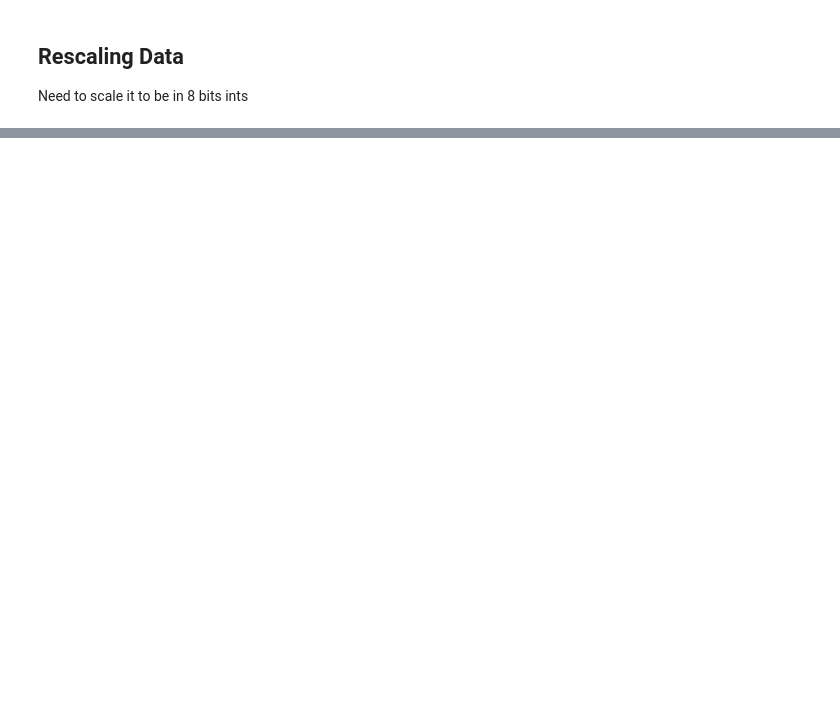
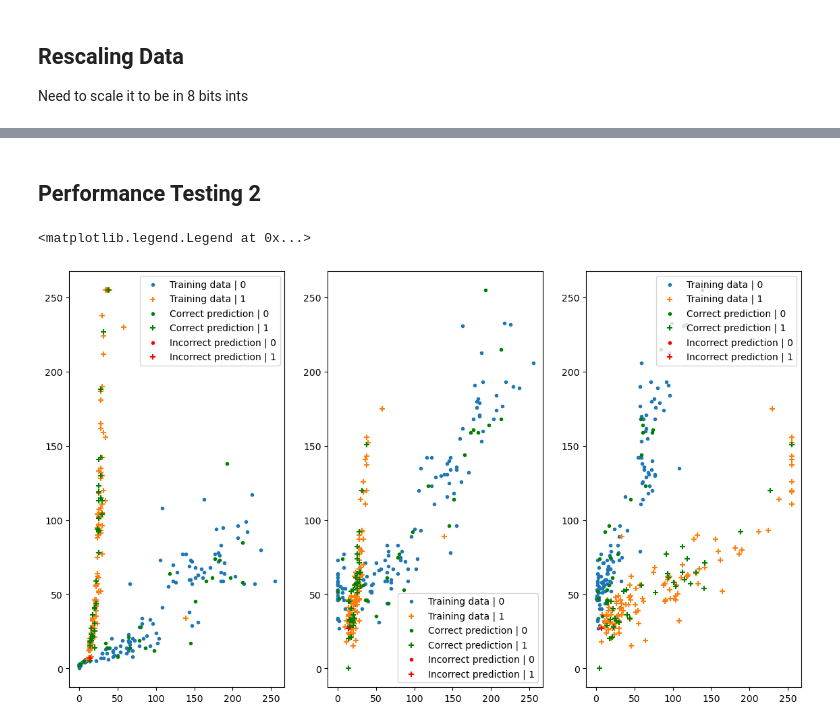
Before and after one commit to spar5an/Assembly-KNN, a Jupyter notebook: Python Code/KNN.ipynb, the cells around one changed output, grey strips where cells are left out. Drawn from its saved outputs; the diff is of its cells as text; code cells hidden in the pictures; blank space fills up the shorter version.

```diff
--- a/Python Code/KNN.ipynb
+++ b/Python Code/KNN.ipynb
@@ -225,3 +243,17 @@ KeyboardInterrupt:
 # %% [markdown]
 ## Rescaling Data
 Need to scale it to be in 8 bits ints
+# %%
+waveforms_data = np.load("nf_waveforms_dset.npy", allow_pickle=True).item()
+
+X = waveforms_data['data']
+y = waveforms_data['target']
+
+def scale_and_cast(data):
+    for i in range(0,data.shape[1]):
+        sf = 255/(max(data[:,i]) - min(data[:,i]))
+        data[:,i] = (data[:,i] - min(data[:,i])) * sf
+
+    return np.rint(data)
+
+scale_and_cast(X)
@@ -227,0 +278,57 @@ Need to scale it to be in 8 bits ints
+# %% [markdown]
+## Performance Testing 2
+# %%
+waveforms_data = np.load("nf_waveforms_dset.npy", allow_pickle=True).item()
+
+X = scale_and_cast(waveforms_data['data'])
+y = waveforms_data['target']
+
+X_train, X_test, y_train, y_test = train_test_split(X,y,test_size = 0.2)
+
+model = KNN(1)
+model.fit(X_train, y_train)
+predictions = model.predict(X_test)
+
+correct_data = X_test[predictions==y_test]
+correct_labels = y_test[predictions==y_test]
+incorrect_data = X_test[predictions!=y_test]
+incorrect_labels = y_test[predictions!=y_test]
+
+fig, ax = plt.subplots(1,3, figsize=(14,8))
+
+ax[0].scatter(X_train[y_train==0][:,0], X_train[y_train==0][:,1], marker = ".", label = "Training data | 0")
+ax[0].scatter(X_train[y_train==1][:,0], X_train[y_train==1][:,1], marker = "+", label = "Training data | 1")
+
+ax[0].scatter(correct_data[correct_labels==0][:,0], correct_data[correct_labels==0][:,1], marker = ".", label = "Correct prediction | 0", color="Green")
+ax[0].scatter(correct_data[correct_labels==1][:,0], correct_data[correct_labels==1][:,1], marker = "+", label = "Correct prediction | 1", color="Green")
+
+ax[0].scatter(incorrect_data[incorrect_labels==0][:,0], incorrect_data[incorrect_labels==0][:,1], marker = ".", label = "Incorrect prediction | 0", color="red")
+ax[0].scatter(incorrect_data[incorrect_labels==1][:,0], incorrect_data[incorrect_labels==1][:,1], marker = "+", label = "Incorrect prediction | 1", color="red")
+
+
+ax[1].scatter(X_train[y_train==0][:,0], X_train[y_train==0][:,2], marker = ".", label = "Training data | 0")
+ax[1].scatter(X_train[y_train==1][:,0], X_train[y_train==1][:,2], marker = "+", label = "Training data | 1")
+
+ax[1].scatter(correct_data[correct_labels==0][:,0], correct_data[correct_labels==0][:,2], marker = ".", label = "Correct prediction | 0", color="Green")
+ax[1].scatter(correct_data[correct_labels==1][:,0], correct_data[correct_labels==1][:,2], marker = "+", label = "Correct prediction | 1", color="Green")
+
+ax[1].scatter(incorrect_data[incorrect_labels==0][:,0], incorrect_data[incorrect_labels==0][:,2], marker = ".", label = "Incorrect prediction | 0", color="red")
+ax[1].scatter(incorrect_data[incorrect_labels==1][:,0], incorrect_data[incorrect_labels==1][:,2], marker = "+", label = "Incorrect prediction | 1", color="red")
+
+
+ax[2].scatter(X_train[y_train==0][:,1], X_train[y_train==0][:,2], marker = ".", label = "Training data | 0")
+ax[2].scatter(X_train[y_train==1][:,1], X_train[y_train==1][:,2], marker = "+", label = "Training data | 1")
+
+ax[2].scatter(correct_data[correct_labels==0][:,1], correct_data[correct_labels==0][:,2], marker = ".", label = "Correct prediction | 0", color="Green")
+ax[2].scatter(correct_data[correct_labels==1][:,1], correct_data[correct_labels==1][:,2], marker = "+", label = "Correct prediction | 1", color="Green")
+
+ax[2].scatter(incorrect_data[incorrect_labels==0][:,1], incorrect_data[incorrect_labels==0][:,2], marker = ".", label = "Incorrect prediction | 0", color="red")
+ax[2].scatter(incorrect_data[incorrect_labels==1][:,1], incorrect_data[incorrect_labels==1][:,2], marker = "+", label = "Incorrect prediction | 1", color="red")
+
+
+ax[0].legend()
+ax[1].legend()
+ax[2].legend()
+# %% [output]
+<matplotlib.legend.Legend at 0x...>
+[figure, added]
```
Also changed, not shown: parts of 5 cells of this notebook.
